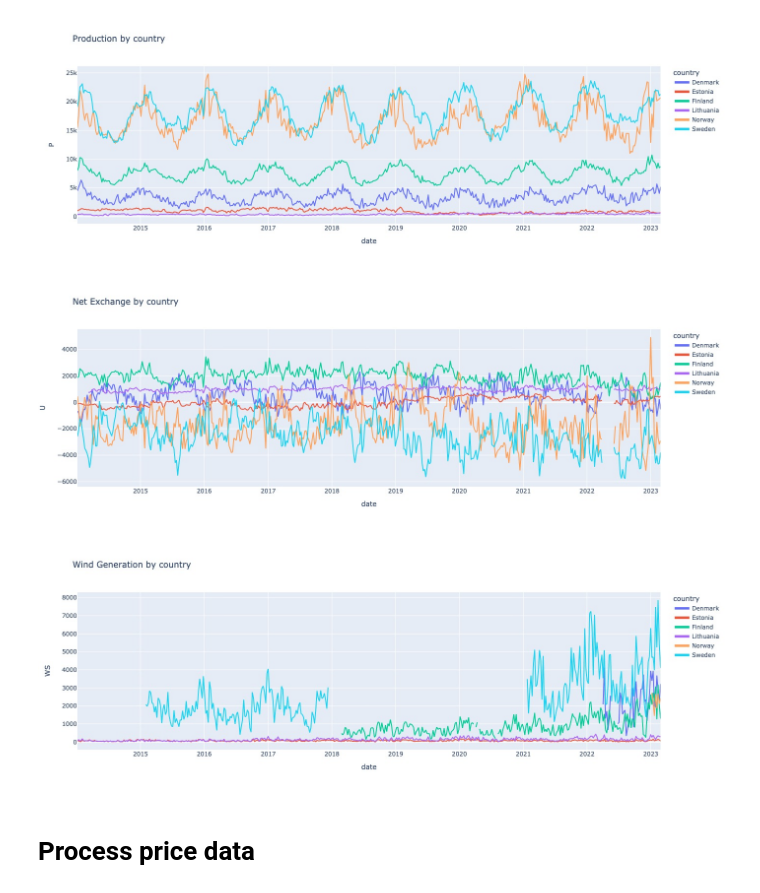
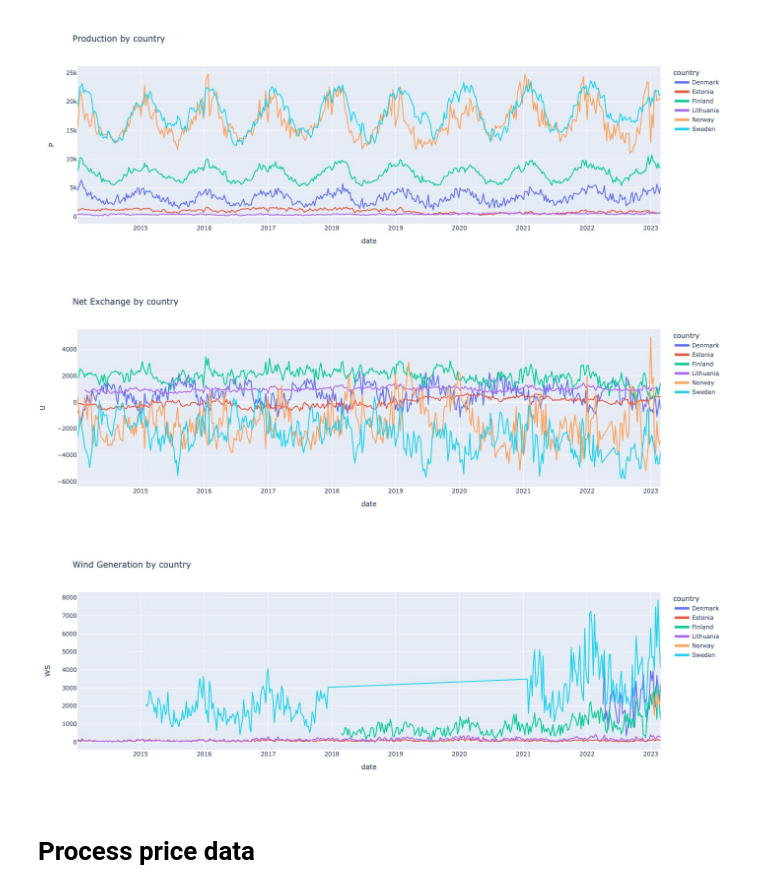
Before and after one commit to KoLogicDev/DSProject, a Jupyter notebook: DSProject.ipynb, the cells around one changed output. Saved outputs shown, nothing was run; the diff lists cells and outputs as text; code cells hidden in the pictures.

```diff
--- a/DSProject.ipynb
+++ b/DSProject.ipynb
@@ -63,14 +63,17 @@ fig.show()
 # %%
 operating_data_wide = operating_data_df.pivot(index=['date','datatype', 'country', 'bidding_area'], columns='code', values='value')
 operating_data_wide = operating_data_wide.reset_index()
+operating_by_week = operating_data_wide.groupby(['country', 'bidding_area']).resample('W', on='date').mean(numeric_only=True).reset_index()
+operating_by_week.country = operating_by_week.country.astype('object')
+del operating_data_wide
 # %%
 def plot_operating_data_by_country(df, code, name, as_jpeg=False):
     mask1 = df[code].isnull()
     mask2 = df['bidding_area'].isin(['Sverige', 'Norge', 'Denmark', 'Finland', 'Estonia', 'Lativa', 'Lithuania'])
-    consumption = df[~mask1 & mask2]
-    consumption = consumption.groupby(['country', 'bidding_area']).resample('W', on='date').mean(numeric_only=True).reset_index()
-    consumption.country = consumption.country.astype('object')
-    fig = px.line(consumption, x='date', y=code, color='country', title=f'{name} by country')
+    data = df[~mask1 & mask2]
+    # consumption = consumption.groupby(['country', 'bidding_area']).resample('W', on='date').mean(numeric_only=True).reset_index()
+    # consumption.country = consumption.country.astype('object')
+    fig = px.line(data, x='date', y=code, color='country', title=f'{name} by country')
     fig.update_traces(marker_size=2)
     fig.update_layout(legend= {'itemsizing': 'constant'})
     if as_jpeg:
@@ -86,13 +89,13 @@ plot_operating_data_by_country(operating_data_wide, 'P', 'Production', as_jpeg=T
 # %% [output]
 [figure]
 # %%
-plot_operating_data_by_country(operating_data_wide, 'U', 'Net Exchange', as_jpeg=True)
+plot_operating_data_by_country(operating_by_week, 'U', 'Net Exchange', as_jpeg=True)
 # %% [output]
-[figure, old version]
+[figure, new version]
 # %%
-plot_operating_data_by_country(operating_data_wide, 'WS', 'Wind Generation', as_jpeg=True)
+plot_operating_data_by_country(operating_by_week, 'WS', 'Wind Generation', as_jpeg=True)
 # %% [output]
-[figure, old version]
+[figure, new version]
 # %% [markdown]
 # Process price data
 # %%
```
Also changed, not shown: parts of 12 cells of this notebook, 1 other file.
